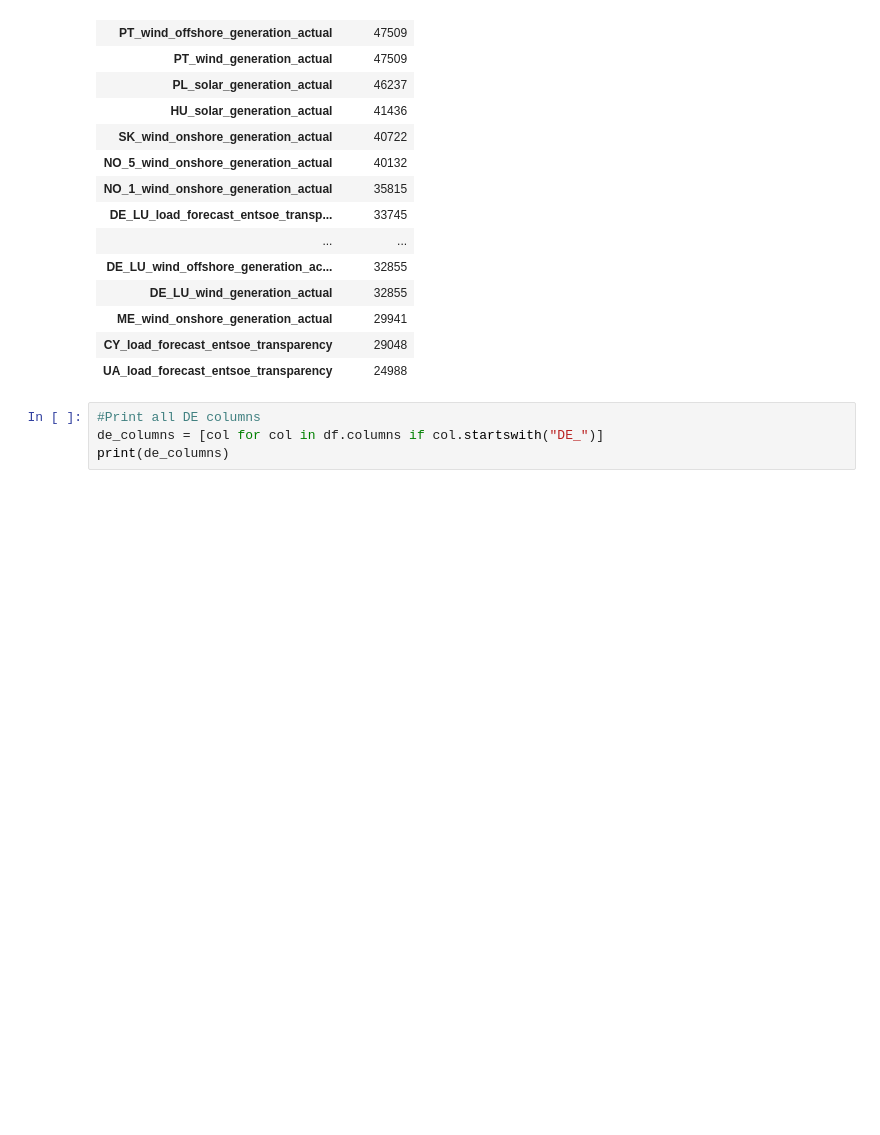
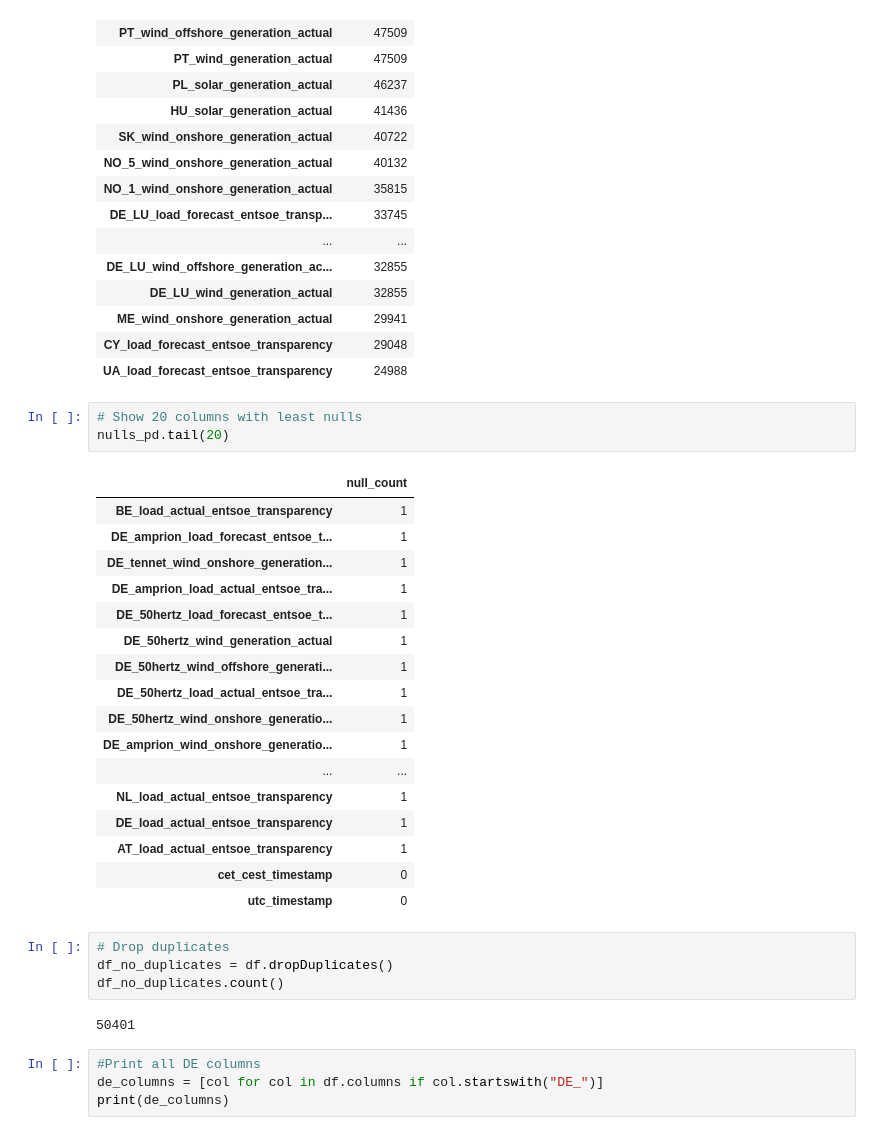
Before and after one commit to JannKaup/BigDataPipeline, a Jupyter notebook: BigDataPipeline.ipynb, the cells around one changed output. Saved outputs shown, nothing was run; the diff lists cells and outputs as text; blank space fills up the shorter version.

```diff
--- a/BigDataPipeline.ipynb
+++ b/BigDataPipeline.ipynb
@@ -154,6 +159,33 @@ nulls_pd.head(20)
 | ME_wind_onshore_generation_actual | 29941 |
 | CY_load_forecast_entsoe_transparency | 29048 |
 | UA_load_forecast_entsoe_transparency | 24988 |
+# %%
+# Show 20 columns with least nulls
+nulls_pd.tail(20)
+# %% [output]
+|  | null_count |
+| BE_load_actual_entsoe_transparency | 1 |
+| DE_amprion_load_forecast_entsoe_t... | 1 |
+| DE_tennet_wind_onshore_generation... | 1 |
+| DE_amprion_load_actual_entsoe_tra... | 1 |
+| DE_50hertz_load_forecast_entsoe_t... | 1 |
+| DE_50hertz_wind_generation_actual | 1 |
+| DE_50hertz_wind_offshore_generati... | 1 |
+| DE_50hertz_load_actual_entsoe_tra... | 1 |
+| DE_50hertz_wind_onshore_generatio... | 1 |
+| DE_amprion_wind_onshore_generatio... | 1 |
+| ... | ... |
+| NL_load_actual_entsoe_transparency | 1 |
+| DE_load_actual_entsoe_transparency | 1 |
+| AT_load_actual_entsoe_transparency | 1 |
+| cet_cest_timestamp | 0 |
+| utc_timestamp | 0 |
+# %%
+# Drop duplicates
+df_no_duplicates = df.dropDuplicates()
+df_no_duplicates.count()
+# %% [output]
+50401
 # %%
 #Print all DE columns
 de_columns = [col for col in df.columns if col.startswith("DE_")]
```
Also changed, not shown: parts of 4 cells of this notebook.
